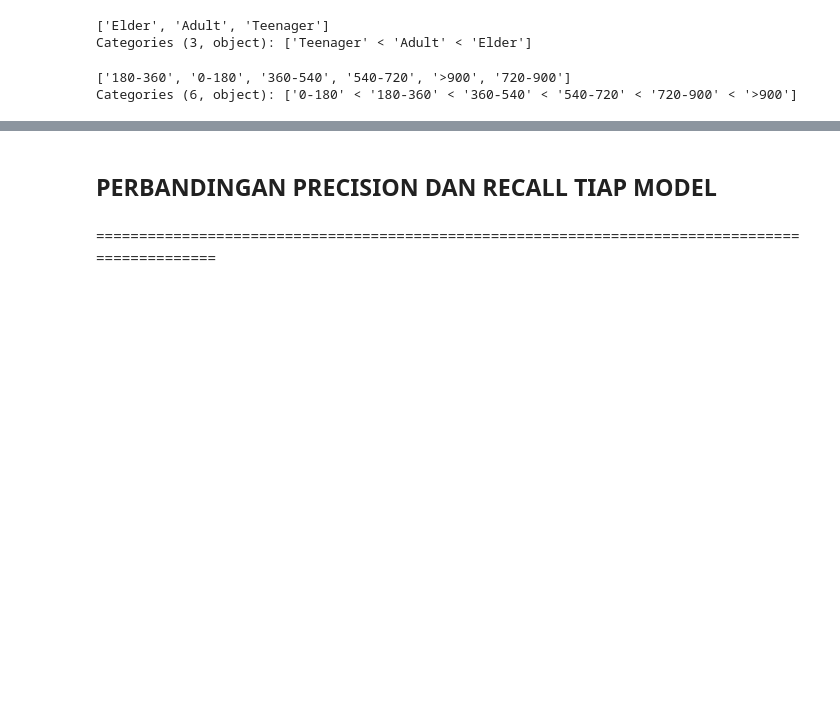
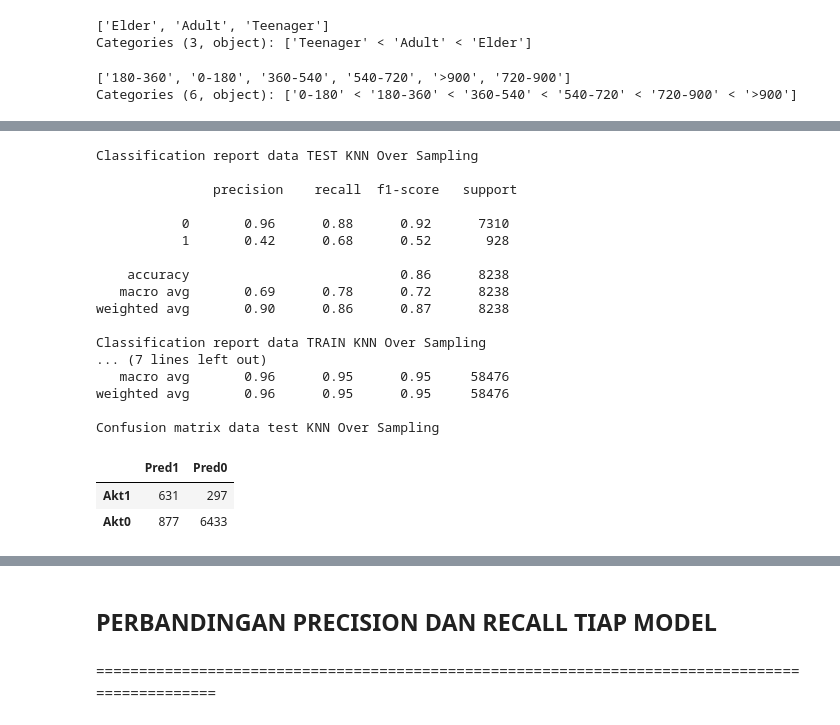
Before and after one commit to abdullahayas123/Tes-Model-Marketing-Scipy, a Jupyter notebook: Model_tes_DT.ipynb, the cells around one changed output, grey strips where cells are left out. Cells and saved outputs as stored; diff of their text form; code cells hidden in the pictures; blank space fills up the shorter version.

```diff
--- a/Model_tes_DT.ipynb
+++ b/Model_tes_DT.ipynb
@@ -846,0 +808,23 @@ pipe_DT.fit(xlabel, y_train_OS)
+# %%
+conf_mat(pipe_KNN, X_train_OS, X_test, y_train_OS, y_test, 'KNN Over Sampling')
+# %% [output]
+Classification report data TEST KNN Over Sampling
+
+               precision    recall  f1-score   support
+
+           0       0.96      0.88      0.92      7310
+           1       0.42      0.68      0.52       928
+
+    accuracy                           0.86      8238
+   macro avg       0.69      0.78      0.72      8238
+weighted avg       0.90      0.86      0.87      8238
+
+Classification report data TRAIN KNN Over Sampling
+... (7 lines left out)
+   macro avg       0.96      0.95      0.95     58476
+weighted avg       0.96      0.95      0.95     58476
+
+Confusion matrix data test KNN Over Sampling
+|  | Pred1 | Pred0 |
+| Akt1 | 631 | 297 |
+| Akt0 | 877 | 6433 |
```
Also changed, not shown: parts of 38 cells of this notebook.
